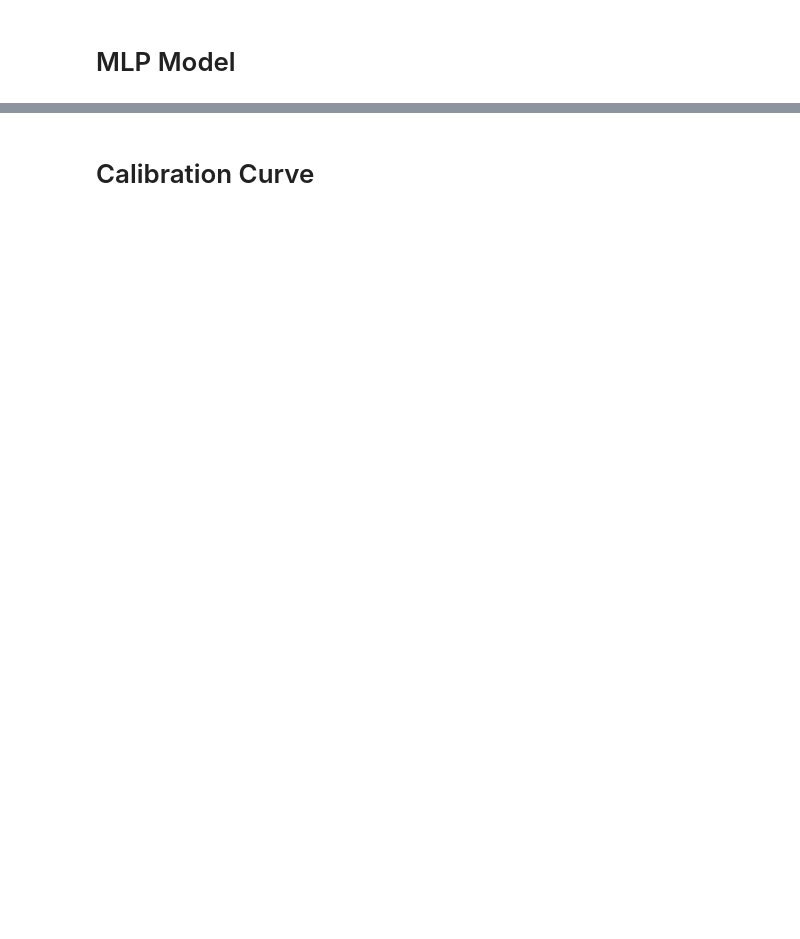
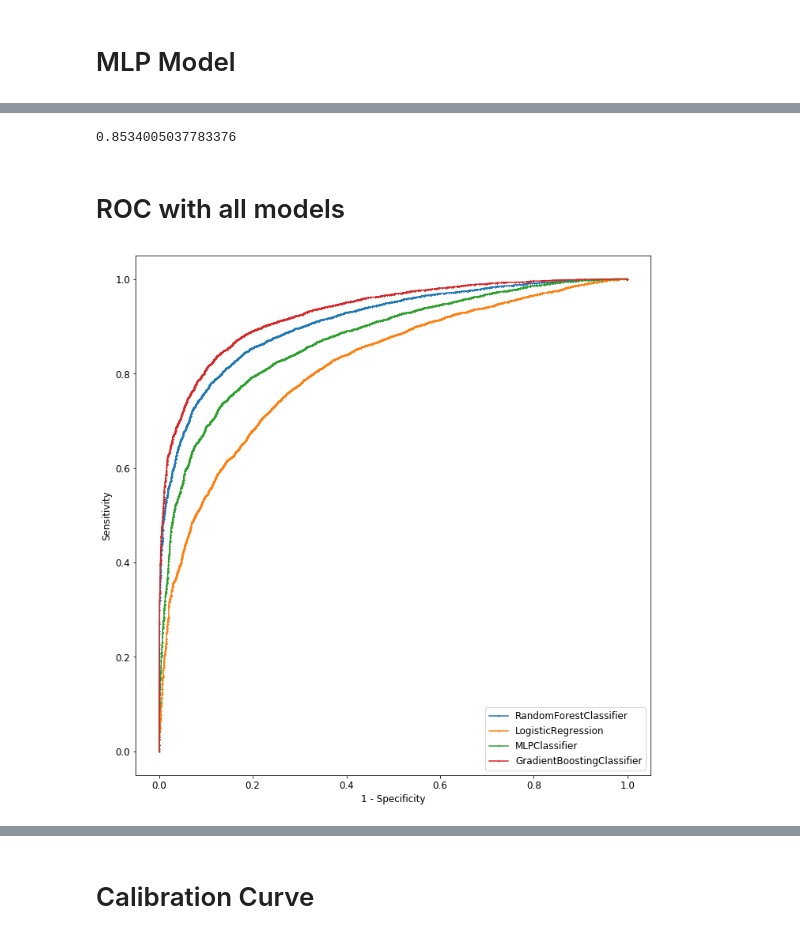
Before and after one commit to twbruce4/APM-Fraud-Detection-Project, a Jupyter notebook: Transaction Models/cv rf and roc.ipynb, the cells around one changed output, grey strips where cells are left out. Saved outputs shown, nothing was run; the diff lists cells and outputs as text; code cells hidden in the pictures; blank space fills up the shorter version.

```diff
--- a/Transaction Models/cv rf and roc.ipynb
+++ b/Transaction Models/cv rf and roc.ipynb
@@ -206,6 +206,6 @@ parameter_space = {
 # print('Best parameters found:\n', mlp_clf.best_params_)
 # %%
 mlp_clf = MLPClassifier(activation = 'relu', alpha = 0.0001, hidden_layer_sizes = (50, 100, 50), \
-                        learning_rate = 'constant', solver = 'adam', verbose = 3)
+                        learning_rate = 'constant', solver = 'adam')
 mlp_clf.fit(x_train, y_train)
 # %% [output]
@@ -246,0 +296,23 @@ recall_score(y_train, y_train_pred)
+# %%
+y_pred = GB_clf.predict(x_val)
+f1_score(y_val, y_pred)
+# %% [output]
+0.8534005037783376
+# %% [markdown]
+# ROC with all models
+# %%
+classifiers = []
+
+rf_clf = RandomForestClassifier(max_depth=30, min_samples_split=7, n_estimators=200)
+classifiers.append(rf_clf)
+
+log_clf = LogisticRegression(C = 1500, penalty='l2')
+classifiers.append(log_clf)
+
+MLP_clf = MLPClassifier(activation = 'relu', alpha = 0.0001, hidden_layer_sizes = (50, 100, 50), \
+                        learning_rate = 'constant', solver = 'adam')
+classifiers.append(MLP_clf)
+
+GB_clf = GradientBoostingClassifier(max_depth = 15, max_features = 'sqrt', min_samples_leaf = 7, \
+                                    min_samples_split = 50, n_estimators = 90)
+classifiers.append(GB_clf)
@@ -246,0 +321,31 @@ recall_score(y_train, y_train_pred)
+# %%
+f_scores = []
+
+plt.figure(figsize = (10, 10))
+plt.xlabel('1 - Specificity')
+plt.ylabel('Sensitivity')
+x = 0
+for i in classifiers:
+
+    label = {i}
+
+    clf = i
+
+    clf.fit(x_train, y_train)
+
+    y_pred = clf.predict(x_val)
+    y_score = clf.predict_proba(x_val)
+
+    score = f1_score(y_val, y_pred)
+    f_scores.append(score)
+
+    fpr, tpr, _ = roc_curve(y_val, y_score[:,1])
+
+    plt.plot(fpr, tpr, marker = '+', markersize = 2, label = label_list[x])
+    x += 1
+
+plt.legend(loc='best')
+plt.tight_layout()
+plt.show()
+# %% [output]
+[figure, added]
```
Also changed, not shown: parts of 24 cells of this notebook.
